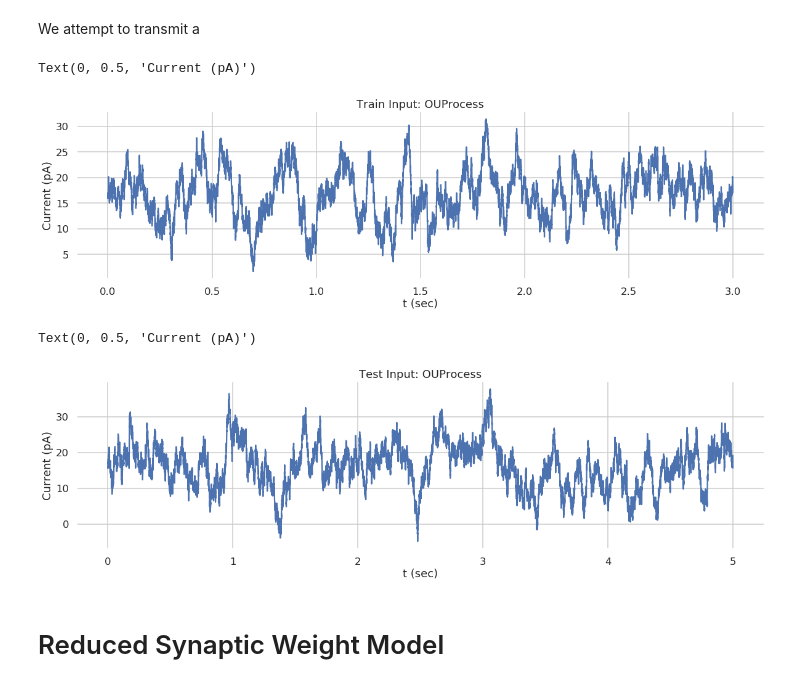
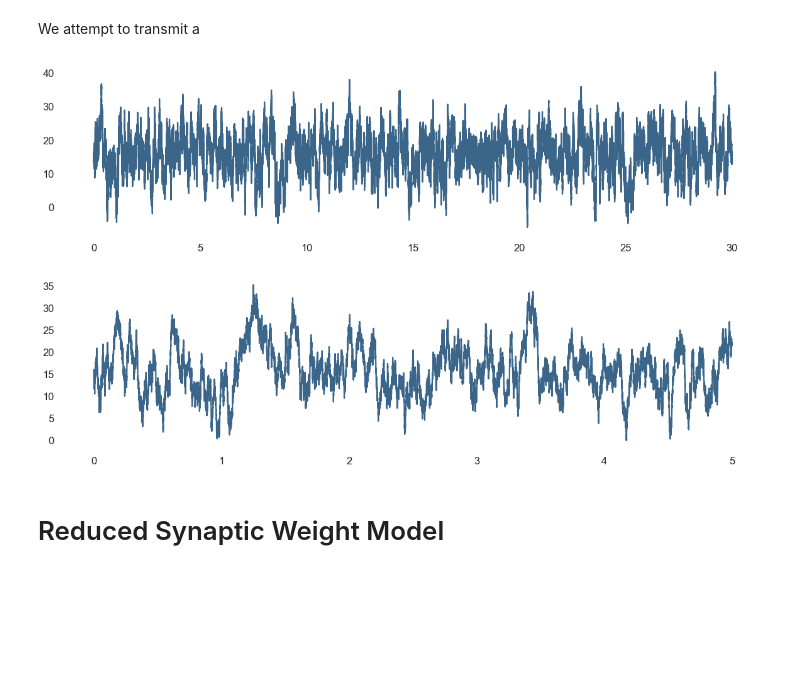
Before and after one commit to nsbspl/async-spike-propagation, a Jupyter notebook: main.ipynb, the cells around one changed output. Saved outputs shown, nothing was run; the diff lists cells and outputs as text; code cells hidden in the pictures; blank space fills up the shorter version.

Commit message:
Final graphs for rednet

```diff
--- a/main.ipynb
+++ b/main.ipynb
@@ -90,7 +90,7 @@ R = 1 # MOhm
 EL = -70.0
 V_th = -40.0
 dt = 0.1 # msec
-t_stop = 3.0e3
+t_stop = 30.0e3
 test_t_stop = 5000.0
 
 INP_OU_TAU = 50.0
@@ -99,24 +99,26 @@ RESULTS_DIR = "./results"
 GRAPHS_DIR = "./graphs"
 
 default_style()
+
+BLUE = '#3b668a'
 # %% [markdown]
 We attempt to transmit a
 # %%
 # INPUT: Slow Signal
 start_time = time.time()
 
 t = np.arange(0, t_stop * 1.0e-3, 1.0e-4)
 input_slow, _ = ouprocess_gaussian(INP_OU_TAU, dt, t_stop, 1)
 i_inj = 16.0 + 6.0*input_slow
 
 plt.figure(figsize=(20,5))
-plt.plot(t, i_inj)
-plt.title("Train Input: OUProcess")
-plt.xlabel("t (sec)")
-plt.ylabel("Current (pA)")
+plt.plot(t, i_inj, color=BLUE)
+# plt.title("Train Input: OUProcess")
+# plt.xlabel("t (sec)")
+# plt.ylabel("Current (pA)")
+plt.savefig((os.path.join(GRAPHS_DIR, "ieee-rev-training-inp.png")))
 # %% [output]
-Text(0, 0.5, 'Current (pA)')
-[figure, old version]
+[figure, new version]
 # %%
 test_t = np.arange(0, test_t_stop * 1.0e-3, 1.0e-4)
 
@@ -124,13 +126,13 @@ test_input_slow, _ = ouprocess_gaussian(INP_OU_TAU, dt, test_t_stop, 1)
 test_i_inj = 16.0 + 6.0*test_input_slow
 
 plt.figure(figsize=(20,5))
-plt.plot(test_t, test_i_inj)
-plt.title("Test Input: OUProcess")
-plt.xlabel("t (sec)")
-plt.ylabel("Current (pA)")
+plt.plot(test_t, test_i_inj, color=BLUE)
+# plt.title("Test Input: OUProcess")
+# plt.xlabel("t (sec)")
+# plt.ylabel("Current (pA)")
+plt.savefig((os.path.join(GRAPHS_DIR, "ieee-rev-test-inp.png")))
 # %% [output]
-Text(0, 0.5, 'Current (pA)')
-[figure, old version]
+[figure, new version]
 # %% [markdown]
 # Reduced Synaptic Weight Model
 # %%
```
Also changed, not shown: parts of 14 cells of this notebook.
